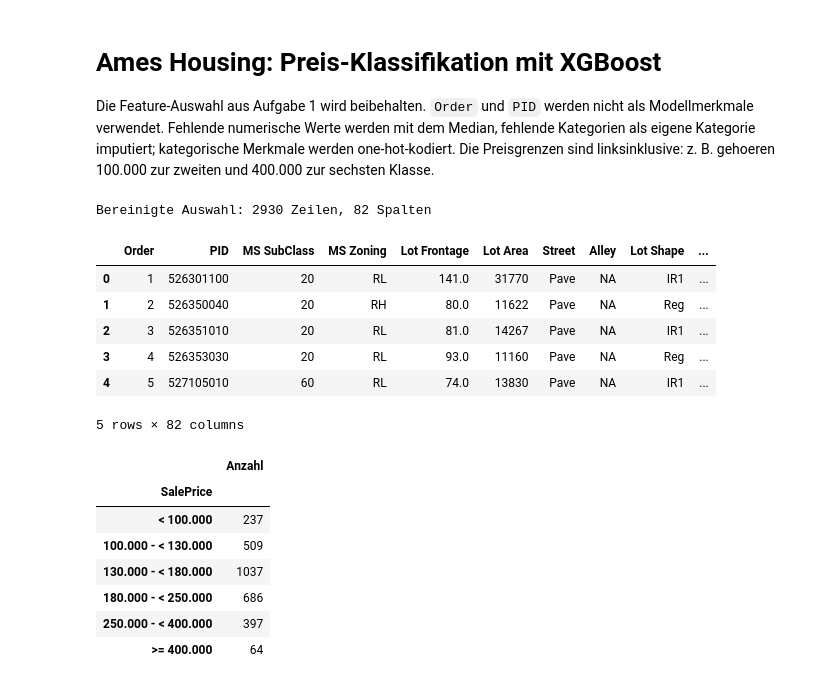
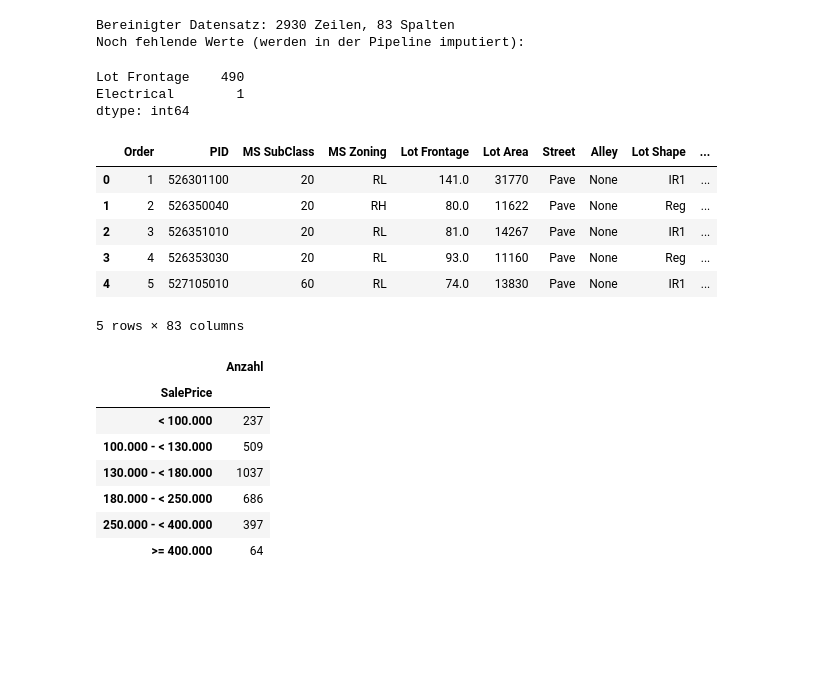
Before and after one commit to ionutelu/LabML, a Jupyter notebook: lab2.ipynb, the cells around one changed output. Saved outputs shown, nothing was run; the diff lists cells and outputs as text; code cells hidden in the pictures; blank space fills up the shorter version.

```diff
--- a/lab2.ipynb
+++ b/lab2.ipynb
@@ -1,49 +1,76 @@
-# %% [markdown]
-# Ames Housing: Preis-Klassifikation mit XGBoost
-
-Die Feature-Auswahl aus Aufgabe 1 wird beibehalten. `Order` und `PID` werden nicht als Modellmerkmale verwendet. Fehlende numerische Werte werden mit dem Median, fehlende Kategorien als eigene Kategorie imputiert; kategorische Merkmale werden one-hot-kodiert. Die Preisgrenzen sind linksinklusive: z. B. gehoeren 100.000 zur zweiten und 400.000 zur sechsten Klasse.
 # %%
-from sklearn.base import clone
+from sklearn.base import BaseEstimator, TransformerMixin, clone
 import matplotlib.pyplot as plt
 import numpy as np
 import pandas as pd
 import seaborn as sns
 from sklearn.compose import ColumnTransformer
 from sklearn.impute import SimpleImputer
 from sklearn.metrics import (
     accuracy_score,
     balanced_accuracy_score,
     classification_report,
     confusion_matrix,
+    f1_score,
+    make_scorer,
+    precision_score,
+    recall_score,
 )
 from sklearn.model_selection import (
     KFold,
     StratifiedKFold,
     cross_validate,
     train_test_split,
 )
 from sklearn.pipeline import Pipeline
-from sklearn.preprocessing import OneHotEncoder
+from sklearn.preprocessing import OneHotEncoder, OrdinalEncoder
 from xgboost import XGBClassifier
 
 df = pd.read_csv("AmesHousing.csv", sep="\t", keep_default_na=False,  # pandas turns the strings "NA"/"None" into NaN; here they mean the feature is absent (no pool, no alley), not missing data
     na_values=[""])
 
-# Dieselben Merkmale wie in der bereinigten Auswahl aus Aufgabe 1.
-columns_excluded_in_task1 = []
-df_clean = df.drop(columns=columns_excluded_in_task1).copy()
 
-print(f"Bereinigte Auswahl: {df_clean.shape[0]} Zeilen, {df_clean.shape[1]} Spalten")
+def clean_task1(data):
+    """Zeilenweise Behandlung fehlender Werte aus Aufgabe 1 (keine Statistik ueber andere Zeilen)."""
+    data = data.copy()
+    absence_cols = ["Pool QC", "Misc Feature", "Alley", "Fence", "Mas Vnr Type", "Fireplace Qu",
+                    "Garage Type", "Garage Finish", "Garage Qual", "Garage Cond",
+                    "Bsmt Qual", "Bsmt Cond", "Bsmt Exposure", "BsmtFin Type 1", "BsmtFin Type 2"]
+    data[absence_cols] = data[absence_cols].replace("NA", "None").fillna("None")
+
+    # Muss vor der Imputation von Lot Frontage (in der Pipeline) entstehen.
+    data["Lot Frontage Missing"] = data["Lot Frontage"].isnull().astype(int)
+
+    # Leer nur dann, wenn Garage/Keller/Verblendung fehlt -> Groesse 0.
+    zero_cols = ["Garage Area", "Garage Cars", "BsmtFin SF 1", "BsmtFin SF 2", "Bsmt Unf SF",
+                 "Total Bsmt SF", "Bsmt Full Bath", "Bsmt Half Bath", "Mas Vnr Area"]
+    data[zero_cols] = data[zero_cols].fillna(0)
+    data["Garage Yr Blt"] = data["Garage Yr Blt"].fillna(0)
+
+    # MS SubClass ist ein Gebaeudetyp-Code, keine Groesse.
+    data["MS SubClass"] = data["MS SubClass"].astype(str)
+    return data
+
+
+df_clean = clean_task1(df)
+
+print(f"Bereinigter Datensatz: {df_clean.shape[0]} Zeilen, {df_clean.shape[1]} Spalten")
+print("Noch fehlende Werte (werden in der Pipeline imputiert):")
+display(df_clean.isnull().sum()[lambda counts: counts > 0])
 display(df_clean.head())
 # %% [output]
-Bereinigte Auswahl: 2930 Zeilen, 82 Spalten
+Bereinigter Datensatz: 2930 Zeilen, 83 Spalten
+Noch fehlende Werte (werden in der Pipeline imputiert):
+Lot Frontage    490
+Electrical        1
+dtype: int64
 |  | Order | PID | MS SubClass | MS Zoning | Lot Frontage | Lot Area | Street | Alley | Lot Shape | ... |
-| 0 | 1 | 526301100 | 20 | RL | 141.0 | 31770 | Pave | NA | IR1 | ... |
-| 1 | 2 | 526350040 | 20 | RH | 80.0 | 11622 | Pave | NA | Reg | ... |
-| 2 | 3 | 526351010 | 20 | RL | 81.0 | 14267 | Pave | NA | IR1 | ... |
-| 3 | 4 | 526353030 | 20 | RL | 93.0 | 11160 | Pave | NA | Reg | ... |
-| 4 | 5 | 527105010 | 60 | RL | 74.0 | 13830 | Pave | NA | IR1 | ... |
+| 0 | 1 | 526301100 | 20 | RL | 141.0 | 31770 | Pave | None | IR1 | ... |
+| 1 | 2 | 526350040 | 20 | RH | 80.0 | 11622 | Pave | None | Reg | ... |
+| 2 | 3 | 526351010 | 20 | RL | 81.0 | 14267 | Pave | None | IR1 | ... |
+| 3 | 4 | 526353030 | 20 | RL | 93.0 | 11160 | Pave | None | Reg | ... |
+| 4 | 5 | 527105010 | 60 | RL | 74.0 | 13830 | Pave | None | IR1 | ... |
-5 rows × 82 columns
+5 rows × 83 columns
 # %%
 class_names = [
     "< 100.000",
```
Also changed, not shown: parts of 29 cells of this notebook, 2 other files.
